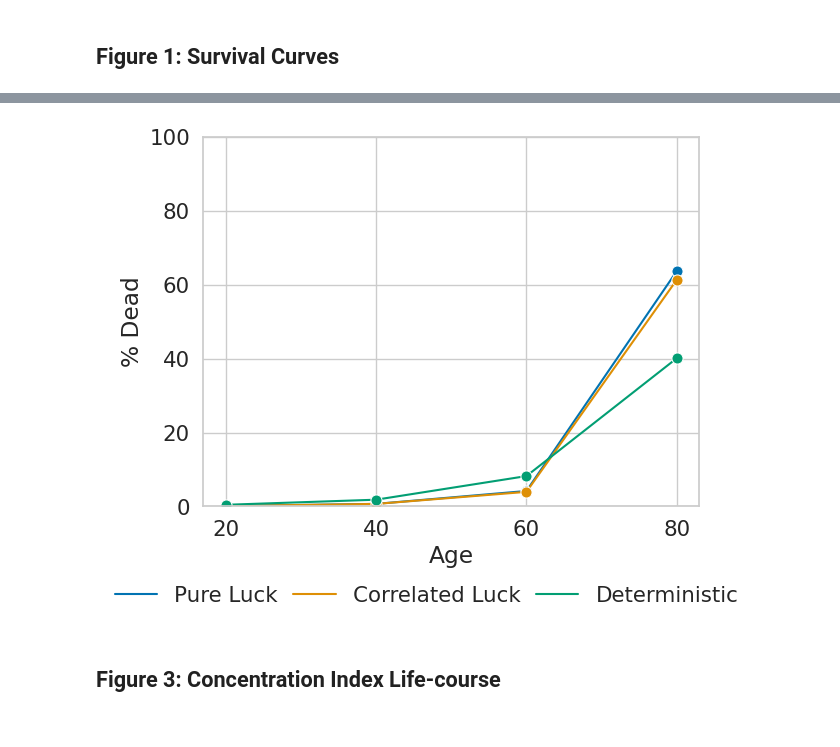
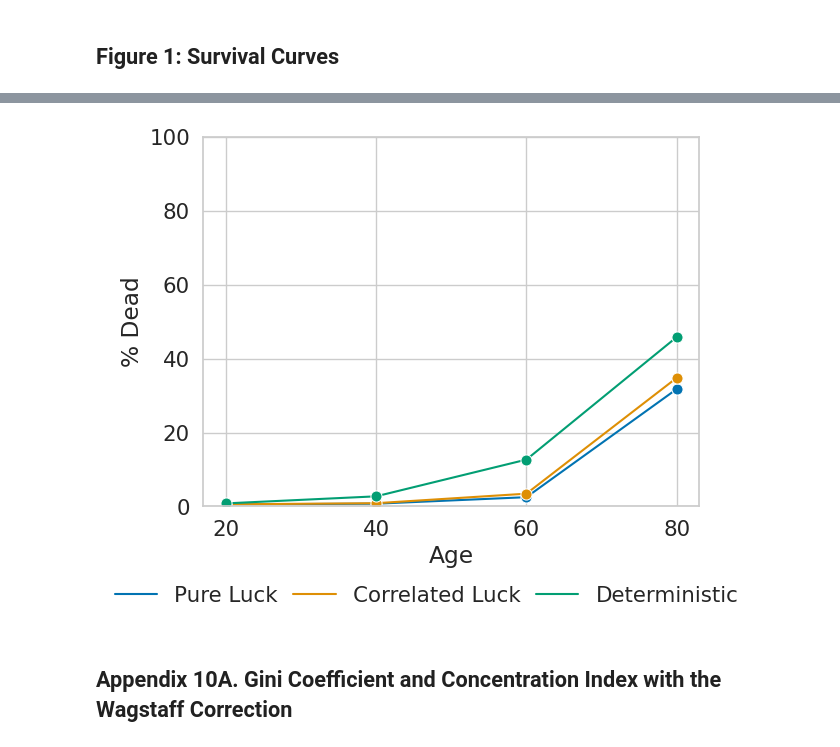
Before and after one commit to yannguerin/role_of_luck_in_health_inequality, a Jupyter notebook: manuscript_results.ipynb, the cells around one changed output, grey strips where cells are left out. Saved outputs shown, nothing was run; the diff lists cells and outputs as text; code cells hidden in the pictures.

```diff
--- a/manuscript_results.ipynb
+++ b/manuscript_results.ipynb
@@ -351,2 +317,7 @@ gini_life_course_df = gini_life_course_df.reset_index().drop(columns='index')
+# %%
+
+dataset = "/home/yann/health_inequity_simulation/Graph_draft_31JULY2026.xlsx"
 # %%
 name_replacement = {0: 'Pure Luck Model', 4: 'Correlated Luck Model', 9: 'High Correlated Luck Model', 12: 'Deterministic Model'}
+# %%
+inequity_df = pd.read_excel(dataset, skiprows=2, sheet_name="Graphs 4")
@@ -376,2 +347,3 @@ percent_dead_df = percent_dead_df.melt(id_vars=['Model'], value_vars=[20, 40, 60
 # %%
+percent_dead_df = inequity_df.iloc[13:17, 2:]
 percent_dead_df['Model'] = percent_dead_df.Model.replace(name_replacement)
@@ -415,16 +491,12 @@ plt.savefig("./figures/appendix_figures/Appendix_7.png", dpi=600, bbox_inches='t
-# %%
-percent_dead_df = percent_dead_df[percent_dead_df.Model != 'High Correlated Luck Model']
 # %%
-fig = sns.lineplot(data=percent_dead_df, hue='Model', x='variable', y='value', marker='o', markersize=8)
+fig = sns.lineplot(data=percent_dead_df[percent_dead_df.Model != 'High Correlated Luck Model'].melt('Model'), hue='Model', x='variable', y='value', marker='o', markersize=8)
 plt.xticks(ticks=[20,40,60,80])
 plt.ylim(0,100)
 plt.xlabel("Age")
 plt.ylabel("% Dead")
 
 fig.legend(labels=[label.rstrip(" Model") for label in fig.get_legend_handles_labels()[1]], handles=fig.get_legend_handles_labels()[0], loc="lower center", bbox_to_anchor=(0.45,-0.32), ncol=3, title='', columnspacing=.7).get_frame().set_linewidth(0.0)
 
 plt.savefig("./figures/appendix_figures/Appendix_6.png", dpi=600, bbox_inches='tight')
 # %% [output]
-[figure, old version]
+[figure, new version]
-# %% [markdown]
-## Figure 3: Concentration Index Life-course
@@ -447,0 +503,2 @@ gini_df = gini_df[gini_df.Model != 'High Correlated Luck Model']
+# %% [markdown]
+## Appendix 10A. Gini Coefficient and Concentration Index with the Wagstaff Correction
```
Also changed, not shown: parts of 80 cells of this notebook.
